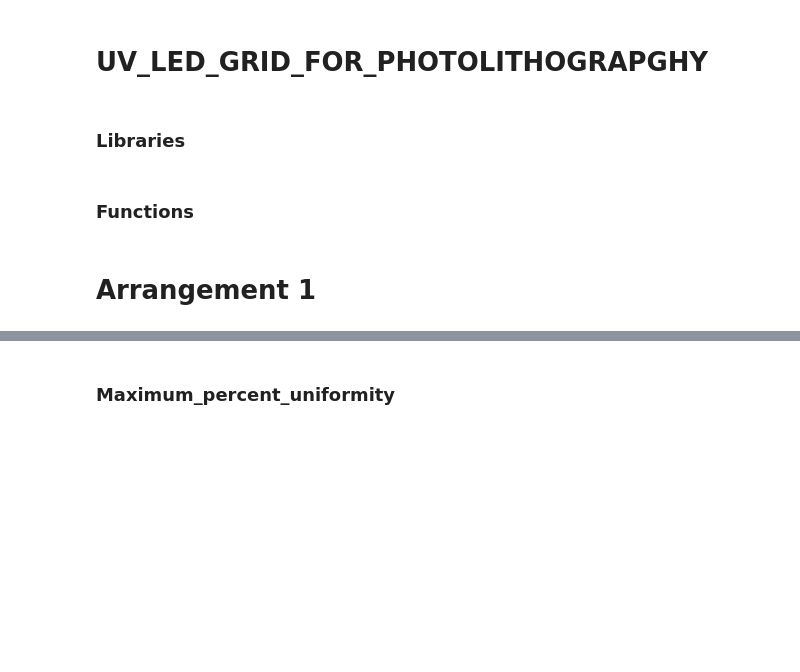
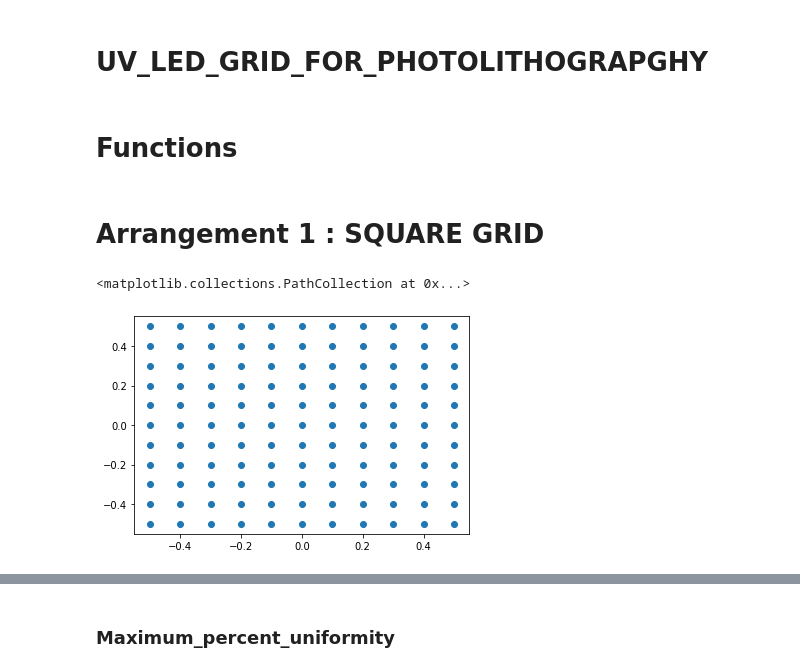
Before and after one commit to shubhranshsinghvi/Photolithography, a Jupyter notebook: Code/Ideal_UV_LED_model.ipynb, the cells around one changed output, grey strips where cells are left out. Saved outputs shown, nothing was run; the diff lists cells and outputs as text; code cells hidden in the pictures; blank space fills up the shorter version.

```diff
--- a/Code/Ideal_UV_LED_model.ipynb
+++ b/Code/Ideal_UV_LED_model.ipynb
@@ -1,7 +1,5 @@
 # %% [markdown]
 # UV_LED_GRID_FOR_PHOTOLITHOGRAPGHY
-# %% [markdown]
-### Libraries
 # %%
 from multiprocessing import Pool
 import math
@@ -10,7 +8,7 @@ import pandas as pd
 import matplotlib.pyplot as plt
 from tqdm import tqdm
 # %% [markdown]
-### Functions
+# Functions
 # %%
 def arrangement_1(nleds,d):
     l=math.sqrt(nleds);
@@ -50,6 +104,14 @@ def E_r(ledcord,nleds,Ir_0,z,d,r,th):
         E= E + (z**2 * Ir_0)*(np.reciprocal(den))
     return E
 # %% [markdown]
-# Arrangement 1
+# Arrangement 1 : SQUARE GRID
+# %%
+nleds =121
+d=0.1
+ledcord = arrangement_1(nleds,d)
+plt.scatter(ledcord[0,:], ledcord[1,:])
+# %% [output]
+<matplotlib.collections.PathCollection at 0x...>
+[figure, added]
 # %%
 Ir_0 = 0.1
```
Also changed, not shown: parts of 56 cells of this notebook, 2 other files.
